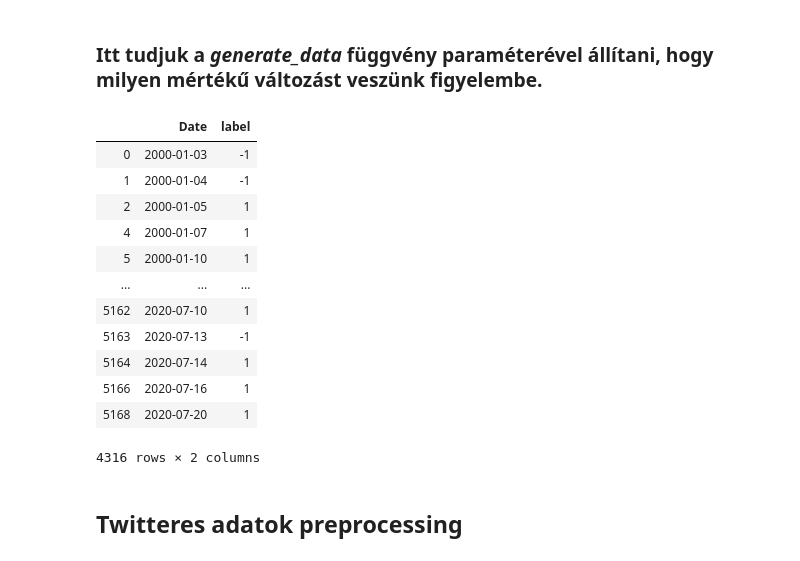
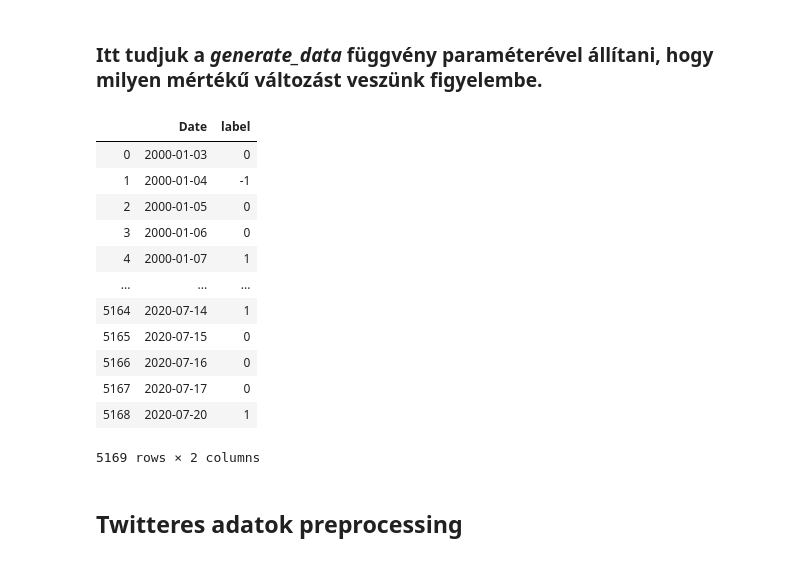
Before and after one commit to bocsardigergely/onallo_kut_fel_2020, a Jupyter notebook: code/preproc.ipynb, the cells around one changed output. Cells and saved outputs as stored; diff of their text form; code cells hidden in the pictures.

Commit message:
preproc pimped
added stock_processed.xlsx
raised treshold to 15dollar
included 0 label

```diff
--- a/code/preproc.ipynb
+++ b/code/preproc.ipynb
@@ -29,7 +29,7 @@ def label(row, threshold):
 def generate_data(sensitivity):
     stock['label'] = stock.apply (lambda row: label(row, sensitivity), axis=1)
     stock_ready = stock.drop(columns=['Open', 'Close', 'Change'])
-    stock_ready = stock_ready[stock_ready.label != 0]
+    #stock_ready = stock_ready[stock_ready.label != 0]
     return stock_ready
 
 stock
@@ -50,22 +50,22 @@ stock
 # %% [markdown]
 ### Itt tudjuk a *generate_data* függvény paraméterével állítani, hogy milyen mértékű változást veszünk figyelembe.
 # %%
-stock_labeled = generate_data(2)
+stock_labeled = generate_data(15)
 stock_labeled
 # %% [output]
 |  | Date | label |
-| 0 | 2000-01-03 | -1 |
+| 0 | 2000-01-03 | 0 |
 | 1 | 2000-01-04 | -1 |
-| 2 | 2000-01-05 | 1 |
+| 2 | 2000-01-05 | 0 |
+| 3 | 2000-01-06 | 0 |
 | 4 | 2000-01-07 | 1 |
-| 5 | 2000-01-10 | 1 |
 | ... | ... | ... |
-| 5162 | 2020-07-10 | 1 |
-| 5163 | 2020-07-13 | -1 |
 | 5164 | 2020-07-14 | 1 |
-| 5166 | 2020-07-16 | 1 |
+| 5165 | 2020-07-15 | 0 |
+| 5166 | 2020-07-16 | 0 |
+| 5167 | 2020-07-17 | 0 |
 | 5168 | 2020-07-20 | 1 |
-4316 rows × 2 columns
+5169 rows × 2 columns
 # %% [markdown]
 ## Twitteres adatok preprocessing
 # %%
```
Also changed, not shown: parts of 3 cells of this notebook, 3 other files.
